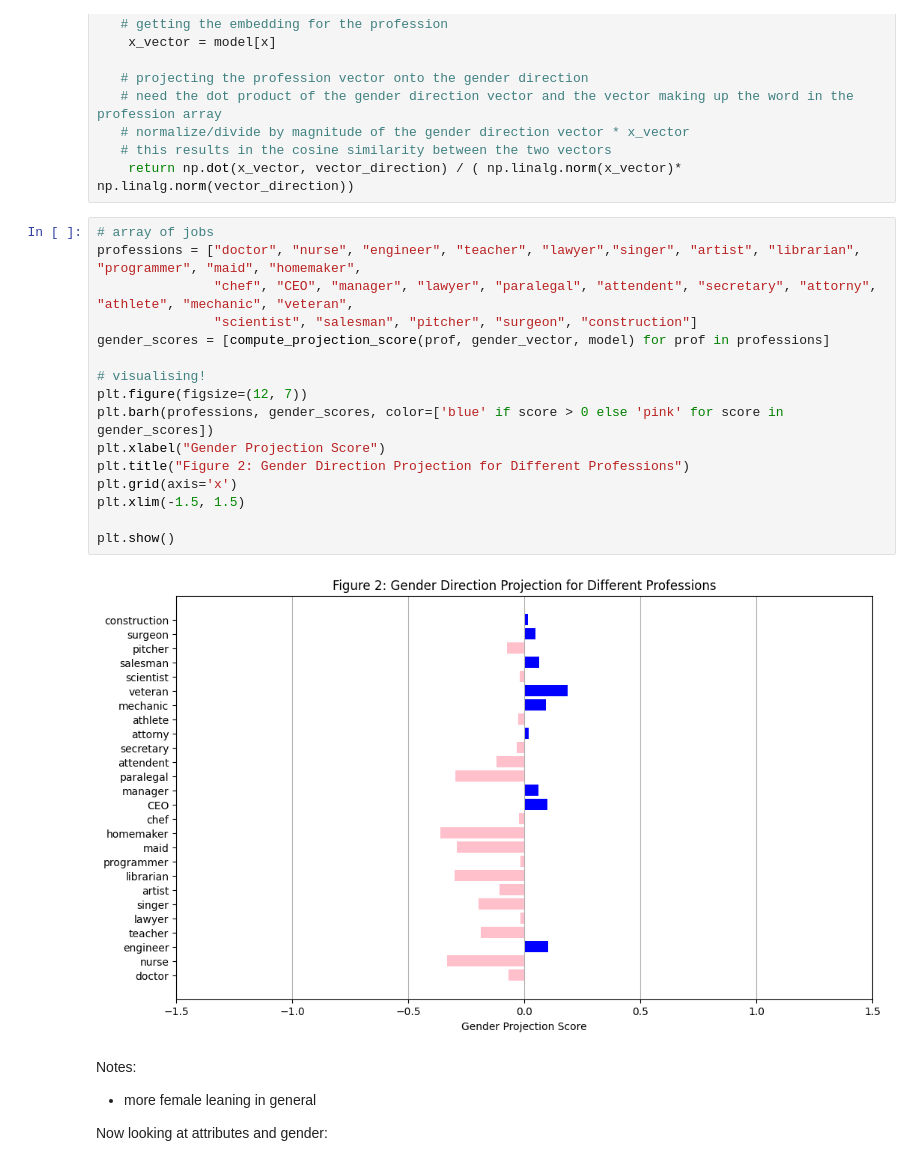
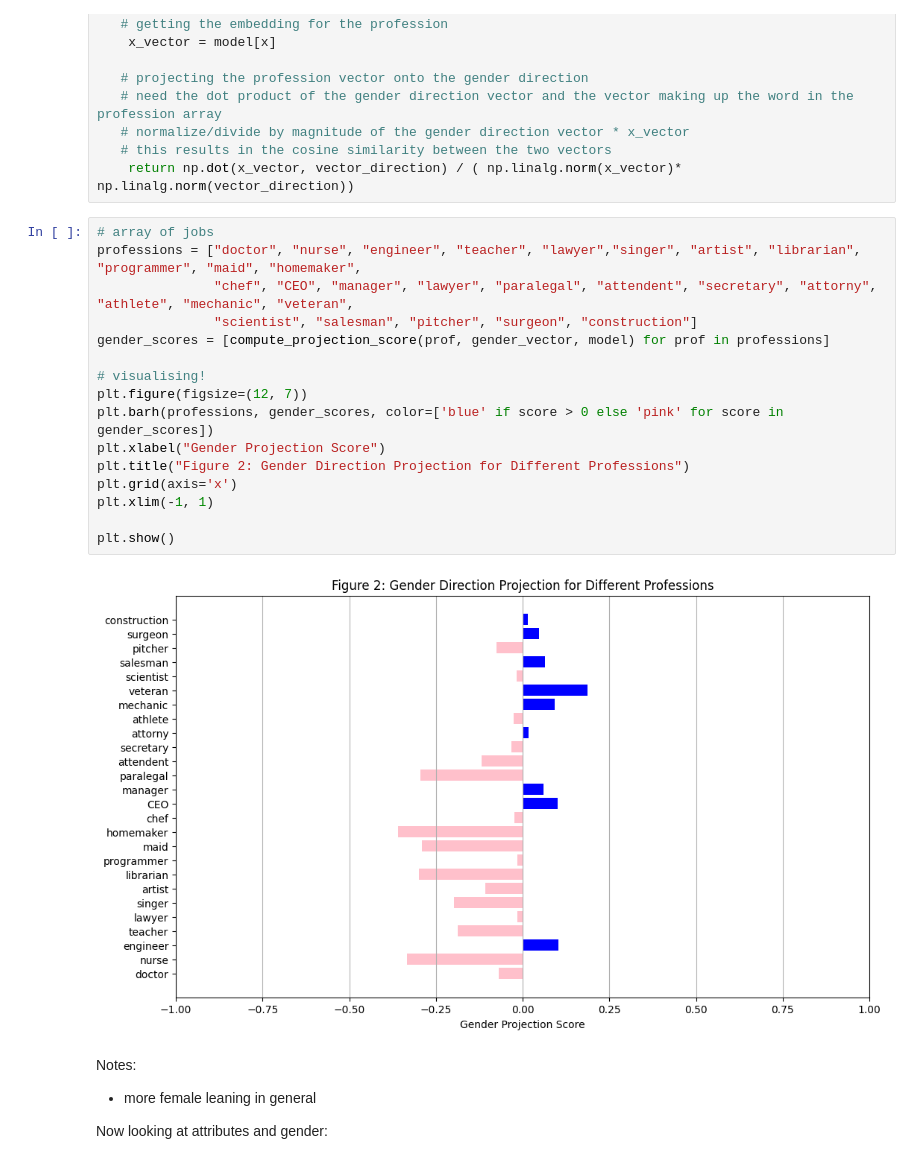
Before and after one commit to chan-anni/IP1-wordembeddings, a Jupyter notebook: word2vecNotes.ipynb, the cells around one changed output. Drawn from its saved outputs; the diff is of its cells as text.

```diff
--- a/word2vecNotes.ipynb
+++ b/word2vecNotes.ipynb
@@ -280,21 +280,21 @@ def compute_projection_score(x, vector_direction, model):
 # %%
 # array of jobs
 professions = ["doctor", "nurse", "engineer", "teacher", "lawyer","singer", "artist", "librarian", "programmer", "maid", "homemaker",
                "chef", "CEO", "manager", "lawyer", "paralegal", "attendent", "secretary", "attorny", "athlete", "mechanic", "veteran",
                "scientist", "salesman", "pitcher", "surgeon", "construction"]
 gender_scores = [compute_projection_score(prof, gender_vector, model) for prof in professions]
 
 # visualising!
 plt.figure(figsize=(12, 7))
 plt.barh(professions, gender_scores, color=['blue' if score > 0 else 'pink' for score in gender_scores])
 plt.xlabel("Gender Projection Score")
 plt.title("Figure 2: Gender Direction Projection for Different Professions")
 plt.grid(axis='x')
-plt.xlim(-1.5, 1.5)
+plt.xlim(-1, 1)
 
 plt.show()
 # %% [output]
-[figure, old version]
+[figure, new version]
 # %% [markdown]
 Notes:
 * more female leaning in general
```
Also changed, not shown: parts of 8 cells of this notebook, 1 other file.
